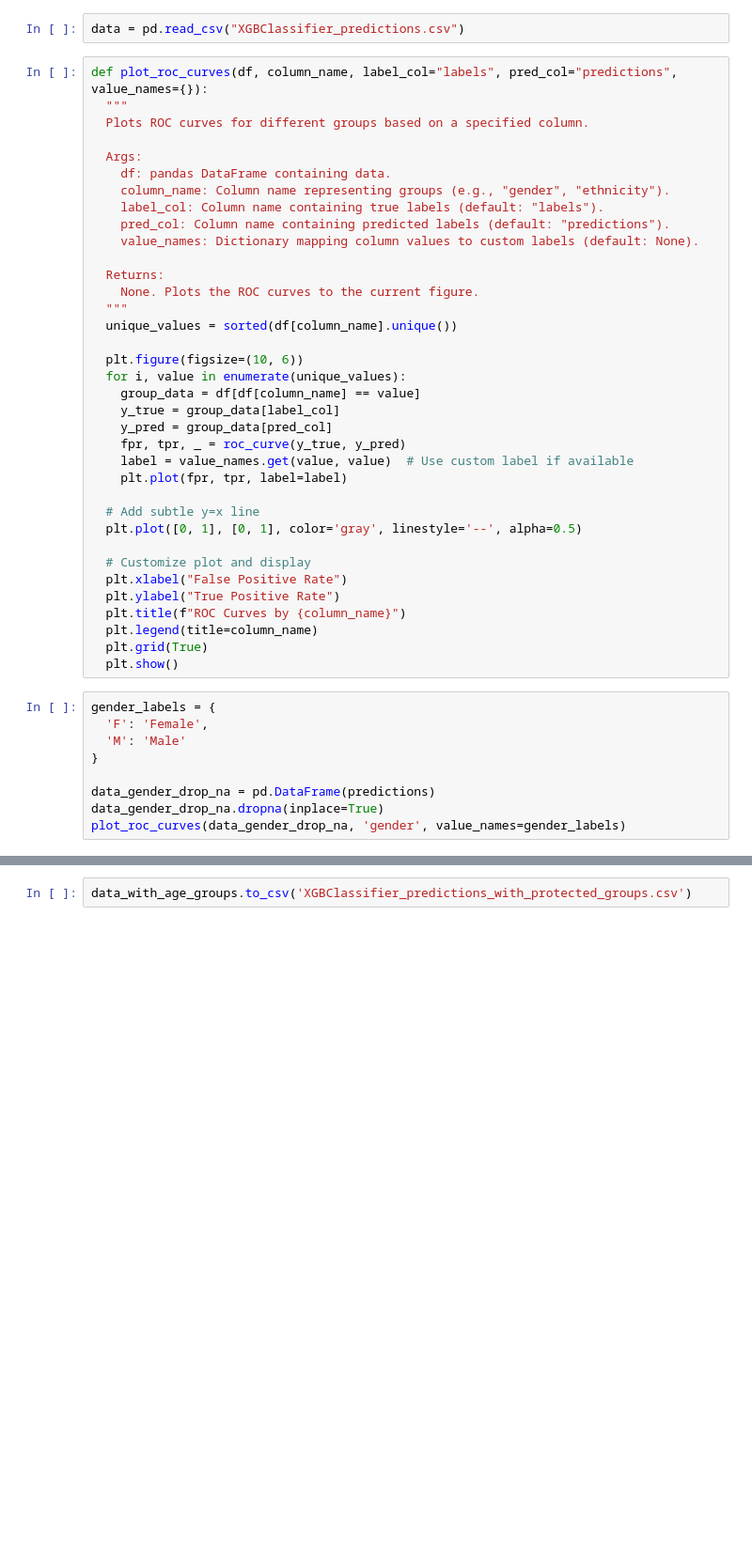
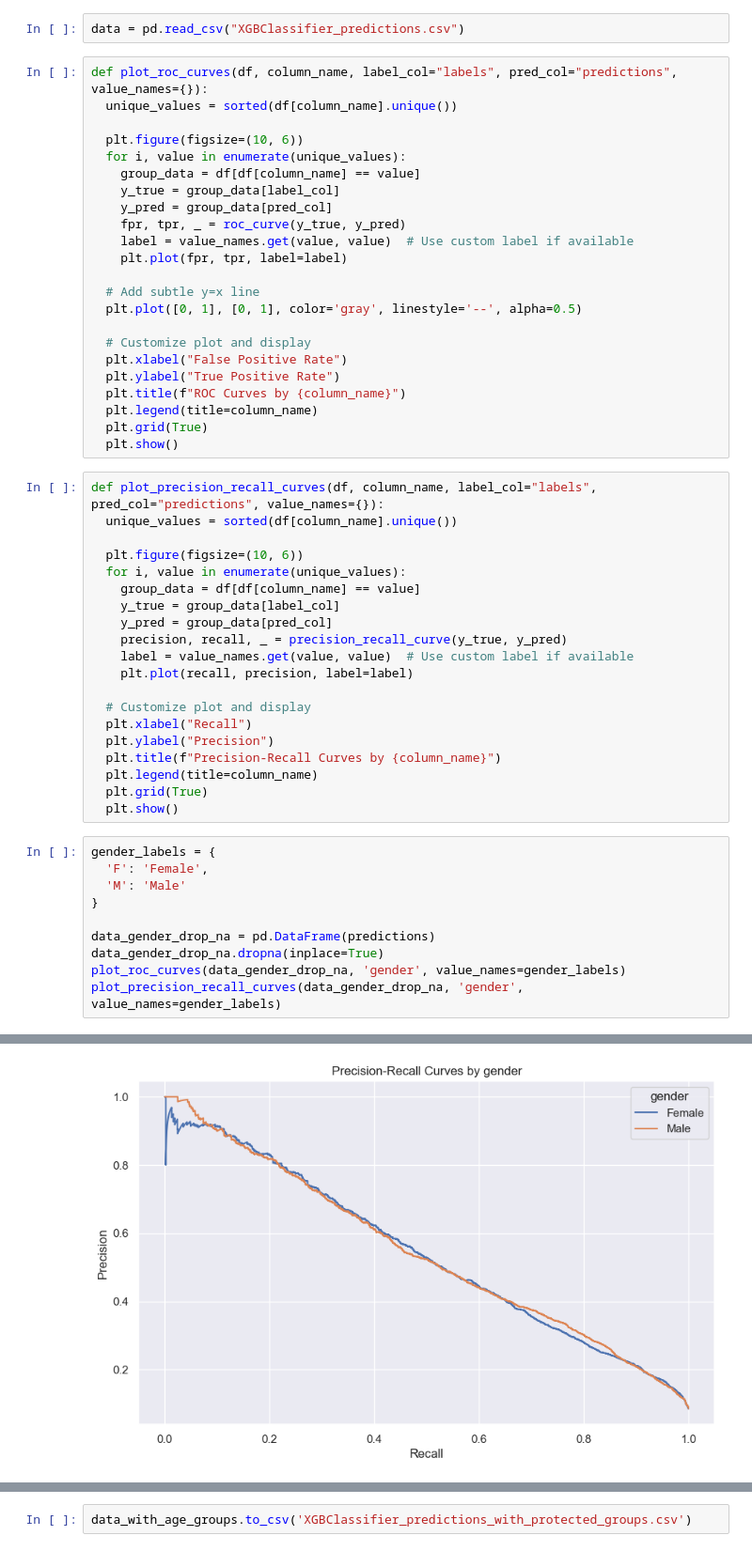
Before and after one commit to ShaniCohen/pred-ICU, a Jupyter notebook: fairness/fairness.ipynb, the cells around one changed output, grey strips where cells are left out. Shown at 94% size. Cells and saved outputs as stored; diff of their text form; blank space fills up the shorter version.

```diff
--- a/fairness/fairness.ipynb
+++ b/fairness/fairness.ipynb
@@ -54,19 +54,6 @@ predictions.head()
 data = pd.read_csv("XGBClassifier_predictions.csv")
 # %%
 def plot_roc_curves(df, column_name, label_col="labels", pred_col="predictions", value_names={}):
-  """
-  Plots ROC curves for different groups based on a specified column.
-
-  Args:
-    df: pandas DataFrame containing data.
-    column_name: Column name representing groups (e.g., "gender", "ethnicity").
-    label_col: Column name containing true labels (default: "labels").
-    pred_col: Column name containing predicted labels (default: "predictions").
-    value_names: Dictionary mapping column values to custom labels (default: None).
-
-  Returns:
-    None. Plots the ROC curves to the current figure.
-  """
   unique_values = sorted(df[column_name].unique())
 
   plt.figure(figsize=(10, 6))
@@ -88,17 +75,39 @@ def plot_roc_curves(df, column_name, label_col="labels", pred_col="predictions",
   plt.legend(title=column_name)
   plt.grid(True)
   plt.show()
+# %%
+def plot_precision_recall_curves(df, column_name, label_col="labels", pred_col="predictions", value_names={}):
+  unique_values = sorted(df[column_name].unique())
+
+  plt.figure(figsize=(10, 6))
+  for i, value in enumerate(unique_values):
+    group_data = df[df[column_name] == value]
+    y_true = group_data[label_col]
+    y_pred = group_data[pred_col]
+    precision, recall, _ = precision_recall_curve(y_true, y_pred)
+    label = value_names.get(value, value)  # Use custom label if available
+    plt.plot(recall, precision, label=label)
+
+  # Customize plot and display
+  plt.xlabel("Recall")
+  plt.ylabel("Precision")
+  plt.title(f"Precision-Recall Curves by {column_name}")
+  plt.legend(title=column_name)
+  plt.grid(True)
+  plt.show()
 # %%
 gender_labels = {
   'F': 'Female',
   'M': 'Male'
 }
 
 data_gender_drop_na = pd.DataFrame(predictions)
 data_gender_drop_na.dropna(inplace=True)
 plot_roc_curves(data_gender_drop_na, 'gender', value_names=gender_labels)
+plot_precision_recall_curves(data_gender_drop_na, 'gender', value_names=gender_labels)
 # %% [output]
 [figure]
+[figure, added]
 # %%
 predictions['ethnicity'] = predictions['ethnicity'].fillna('Other/Unknown')
 plot_roc_curves(predictions, 'ethnicity')
```
Also changed, not shown: parts of 12 cells of this notebook.
